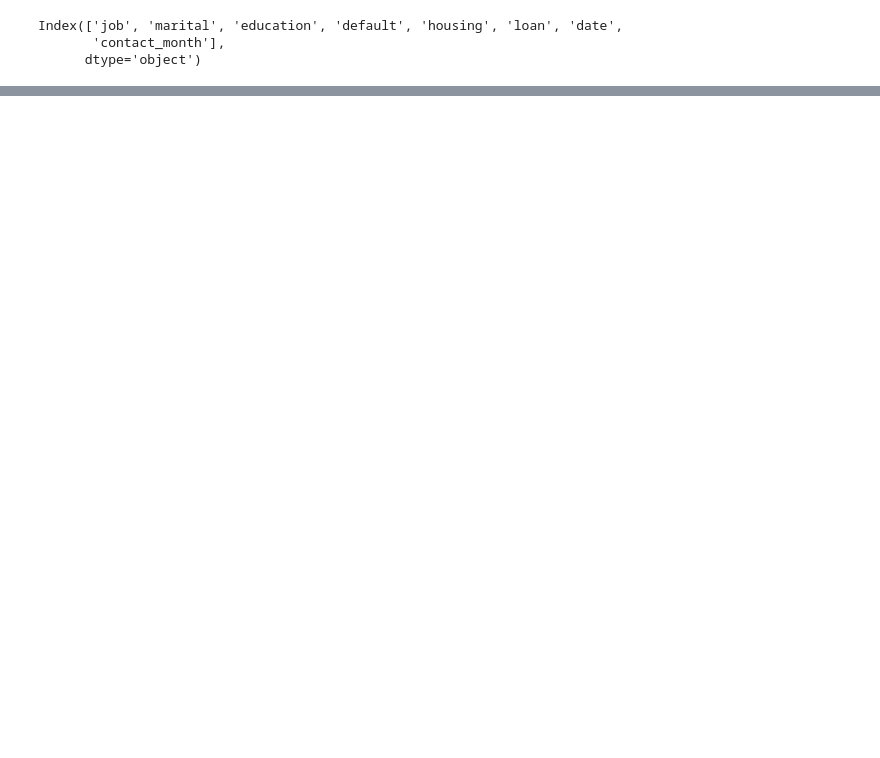
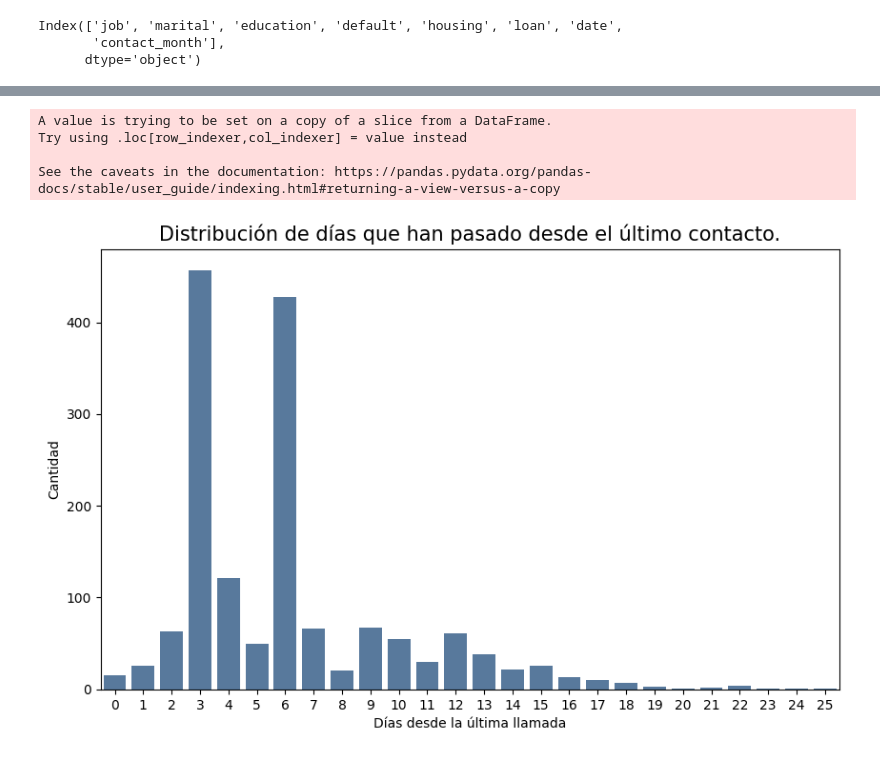
Before and after one commit to MarionaCarreras/Proyecto_PythonforData, a Jupyter notebook: EDA_bank.ipynb, the cells around one changed output, grey strips where cells are left out. Saved outputs shown, nothing was run; the diff lists cells and outputs as text; code cells hidden in the pictures; blank space fills up the shorter version.

```diff
--- a/EDA_bank.ipynb
+++ b/EDA_bank.ipynb
@@ -633,0 +961,31 @@ AttributeError: 'Series' object has no attribute 'valuecounts'
+# %%
+# Gráfico con la distrubución de los días que han pasado desde el último contacto después de quitar los valores desconocidos:
+
+# Filtrar datos para obtener solo aquellos que fueron contactados previamente
+bank_contact = bank[bank['pdays'] != 'unknown']
+
+# Convertir pdays a decimal
+bank_contact['pdays'] = bank_contact['pdays'].astype(float)
+
+# Ordenar los valores de pdays de menor a mayor
+bank_contact = bank_contact.sort_values('pdays')
+
+# Graficar
+plt.figure(figsize=(10, 6))
+sns.countplot(data=bank_contact, x='pdays', color= '#4C78A8', order=sorted(bank_contact['pdays'].unique()))
+plt.xlabel('Días desde la última llamada')
+plt.ylabel('Cantidad')
+plt.title('Distribución de días que han pasado desde el último contacto.', fontsize = 15)
+plt.xticks(rotation=90)
+
+# Formatear las etiquetas del eje x para que no muestren decimales
+current_ticks = plt.xticks()[0]
+plt.xticks(current_ticks, [int(tick) for tick in current_ticks], rotation = 0)
+
+plt.show()
+# %% [output]
+A value is trying to be set on a copy of a slice from a DataFrame.
+Try using .loc[row_indexer,col_indexer] = value instead
+
+See the caveats in the documentation: https://pandas.pydata.org/pandas-docs/stable/user_guide/indexing.html#returning-a-view-versus-a-copy
+[figure, added]
```
Also changed, not shown: parts of 41 cells of this notebook, 1 other file.
